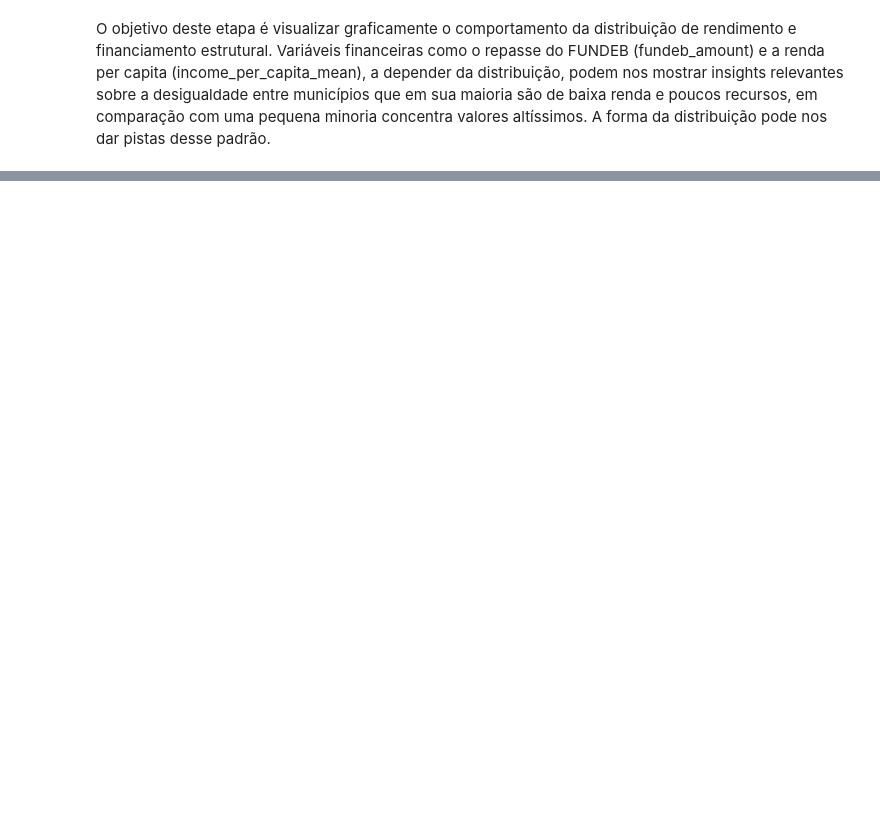
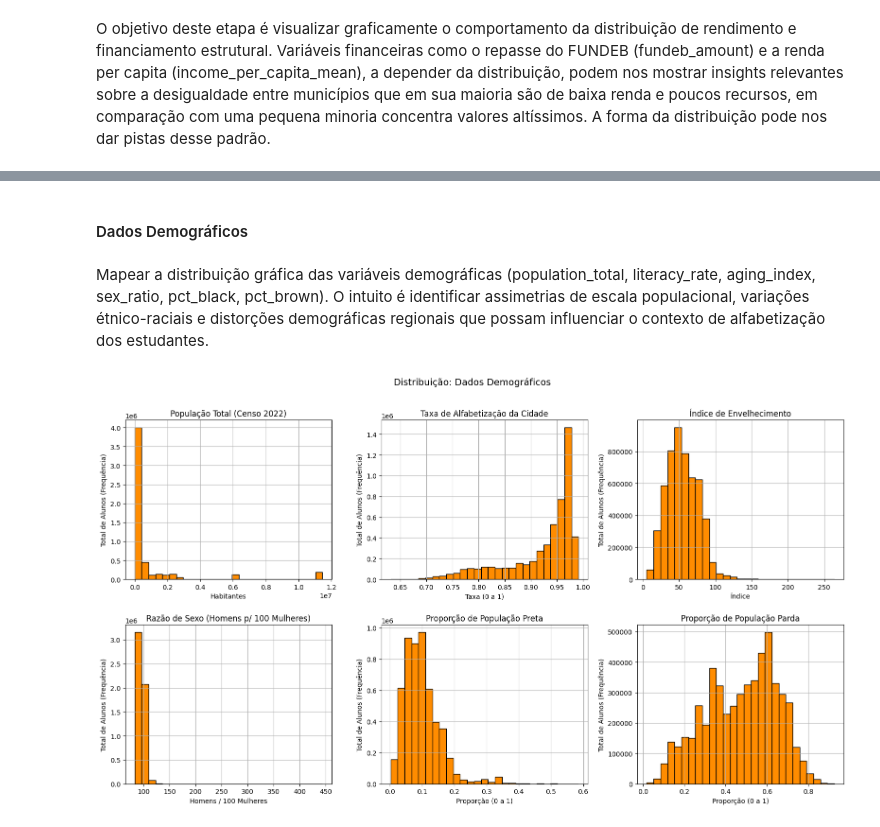
Before and after one commit to 1IAST-G29/tech-challenge-fase3, a Jupyter notebook: src/data/notebooks/eda.ipynb, the cells around one changed output, grey strips where cells are left out. Saved outputs shown, nothing was run; the diff lists cells and outputs as text; code cells hidden in the pictures; blank space fills up the shorter version.

```diff
--- a/src/data/notebooks/eda.ipynb
+++ b/src/data/notebooks/eda.ipynb
@@ -150,0 +171,38 @@ plt.show()
+# %% [markdown]
+#### Dados Demográficos
+# %% [markdown]
+Mapear a distribuição gráfica das variáveis demográficas (population_total, literacy_rate, aging_index, sex_ratio, pct_black, pct_brown). O intuito é identificar assimetrias de escala populacional, variações étnico-raciais e distorções demográficas regionais que possam influenciar o contexto de alfabetização dos estudantes.
+# %%
+cols_demograficas = ['population_total', 'literacy_rate', 'aging_index', 'sex_ratio', 'pct_black', 'pct_brown']
+titulos_demo = [
+    'População Total (Censo 2022)',
+    'Taxa de Alfabetização da Cidade',
+    'Índice de Envelhecimento',
+    'Razão de Sexo (Homens p/ 100 Mulheres)',
+    'Proporção de População Preta',
+    'Proporção de População Parda'
+]
+rotulos_x_demo = [
+    'Habitantes',
+    'Taxa (0 a 1)',
+    'Índice',
+    'Homens / 100 Mulheres',
+    'Proporção (0 a 1)',
+    'Proporção (0 a 1)'
+]
+
+fig, axes = plt.subplots(2, 3, figsize=(16, 9))
+axes = axes.flatten()
+
+for i, col in enumerate(cols_demograficas):
+    # Padronizado com 27 bins para todas as variáveis demográficas
+    df_EDA[col].hist(bins=27, ax=axes[i], edgecolor='black', color='darkorange')
+    axes[i].set_title(titulos_demo[i])
+    axes[i].set_xlabel(rotulos_x_demo[i])
+    axes[i].set_ylabel('Total de Alunos (Frequência)')
+
+plt.suptitle('Distribuição: Dados Demográficos', y=1.02, fontsize=14)
+plt.tight_layout()
+plt.show()
+# %% [output]
+[figure, added]
```
Also changed, not shown: parts of 33 cells of this notebook, 1 other file.
